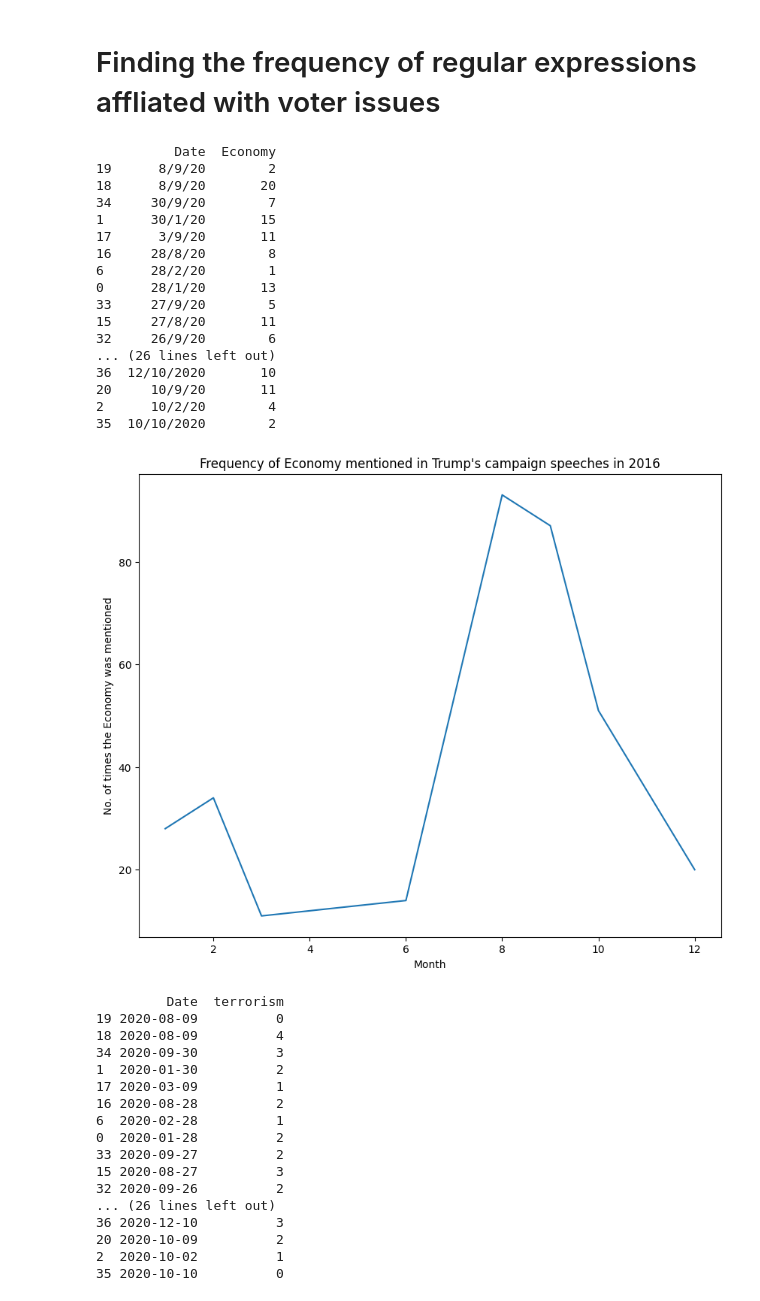
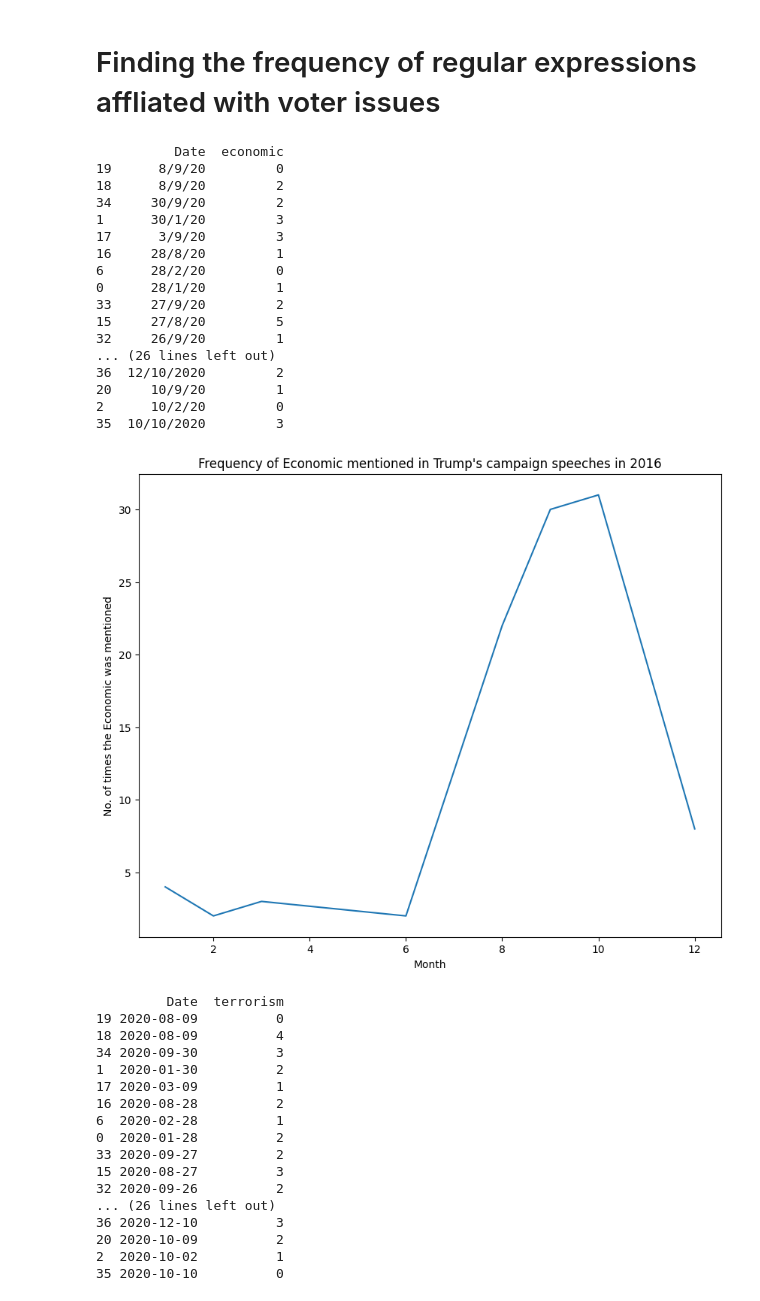
Before and after one commit to jinkim-com/qm2coursework, a Jupyter notebook: NLP_Trump_2020.ipynb, the cells around one changed output. Saved outputs shown, nothing was run; the diff lists cells and outputs as text; code cells hidden in the pictures.

```diff
--- a/NLP_Trump_2020.ipynb
+++ b/NLP_Trump_2020.ipynb
@@ -90,22 +90,22 @@ def format_results(results):
     return "\n".join([f"{i+1}. {word} (Similarity: {similarity:.4f})"
                       for i, (word, similarity) in enumerate(results)])
 
-
 # Function to find top 10 similar words to a single word
 def find_similar_single(word, topn=10):
     if word in glove_model:
         results = glove_model.most_similar(positive=[word], topn=topn)
-        return f"Top {topn} words similar to '{word}':\n" + format_results(results)
+        print(f"Top {topn} words similar to '{word}':\n" + format_results(results)+ "\n")
+        return [word for word, _ in results]
     else:
-        return f"Word '{word}' not found in the model vocabulary."
-
+        print(f"Word '{word}' not found in the model vocabulary.")
 
 # Function to find top 10 similar words to a combination of two words
 def find_similar_combination(word1, word2, topn=10):
     missing_words = [word for word in [word1, word2] if word not in glove_model]
     if missing_words:
-        return f"The following words are not in the vocabulary: {', '.join(missing_words)}"
+        print(f"The following words are not in the vocabulary: {', '.join(missing_words)}")
+        return [word for word, _ in results]
 
     results = glove_model.most_similar(positive=[word1, word2], topn=topn)
-    return (f"Top {topn} words similar to the combination of '{word1}' + '{word2}':\n"
-            + format_results(results))
+    print((f"Top {topn} words similar to the combination of '{word1}' + '{word2}':\n"
+            + format_results(results))+"\n")
@@ -133,0 +112,6 @@ Top 10 words similar to 'economy':
+# %%
+economy_top10 = find_similar_single('economy')
+healthcare_top10 = find_similar_single('healthcare')
+crime_top10 = find_similar_single('crime')
+foreign_policy_top10 = find_similar_combination('foreign', 'policy')
+immigration_top10 = find_similar_single('immigration')
@@ -151,28 +153,27 @@ def count_words(words) :
     plt.xlabel("Month")
     plt.ylabel(f"No. of times the {title} was mentioned")
     plt.title(f"Frequency of {title} mentioned in Trump's campaign speeches in 2016")
-# %%
-economy_words = ['Economy', 'Economic', 'Inflation', 'Tax']
-count_words(economy_words)
-# %% [output]
-          Date  Economy
-19      8/9/20        2
-18      8/9/20       20
-34     30/9/20        7
-1      30/1/20       15
-17      3/9/20       11
-16     28/8/20        8
-6      28/2/20        1
-0      28/1/20       13
-33     27/9/20        5
-15     27/8/20       11
-32     26/9/20        6
-... (26 lines left out)
-36  12/10/2020       10
-20     10/9/20       11
-2      10/2/20        4
-35  10/10/2020        2
-[figure, removed]
+# %%
+count_words(economy_top10)
+# %% [output]
+          Date  economic
+19      8/9/20         0
+18      8/9/20         2
+34     30/9/20         2
+1      30/1/20         3
+17      3/9/20         3
+16     28/8/20         1
+6      28/2/20         0
+0      28/1/20         1
+33     27/9/20         2
+15     27/8/20         5
+32     26/9/20         1
+... (26 lines left out)
+36  12/10/2020         2
+20     10/9/20         1
+2      10/2/20         0
+35  10/10/2020         3
+[figure, added]
 # %%
 terrorism_words = ['terrorism', 'terrorists', 'attacks']
 count_words(terrorism_words)
```
Also changed, not shown: parts of 2 cells of this notebook.
